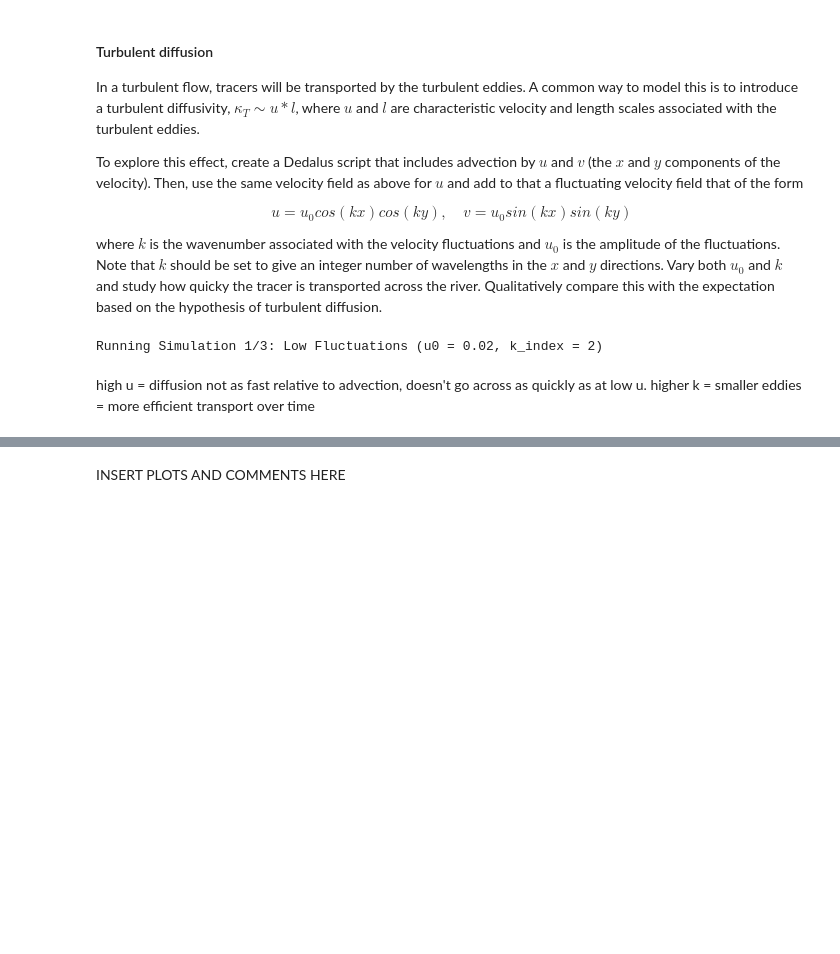
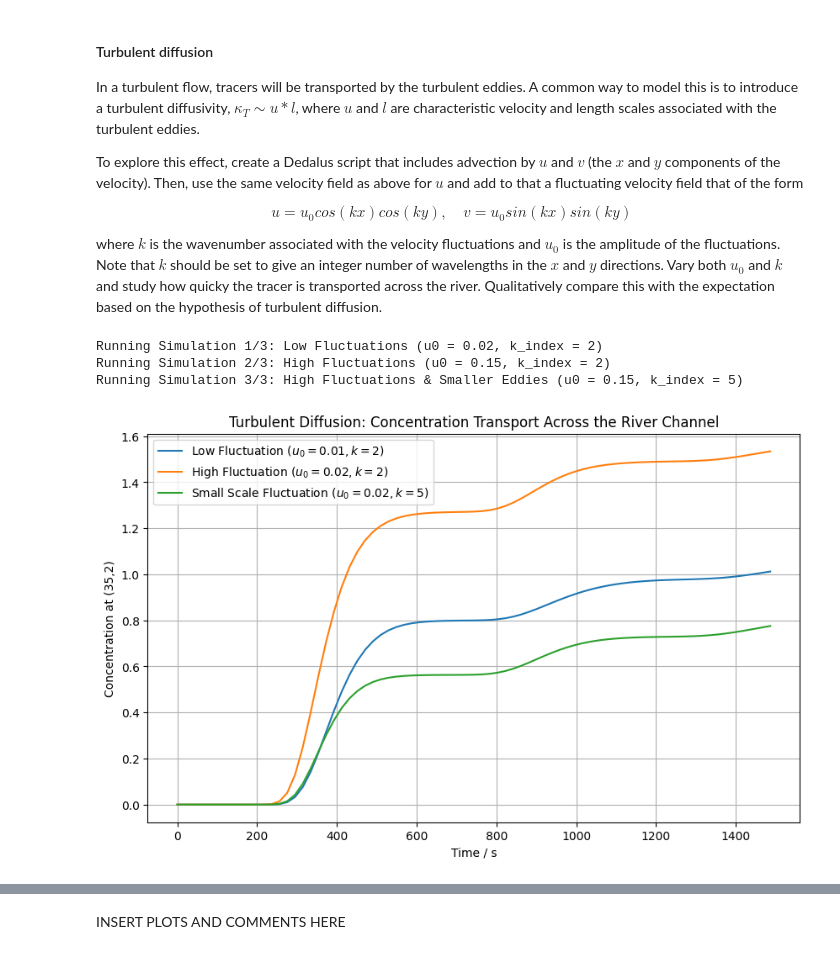
Before and after one commit to gracetuma/QCES, a Jupyter notebook: Project2_transport.ipynb, the cells around one changed output, grey strips where cells are left out. Saved outputs shown, nothing was run; the diff lists cells and outputs as text; code cells hidden in the pictures; blank space fills up the shorter version.

```diff
--- a/Project2_transport.ipynb
+++ b/Project2_transport.ipynb
@@ -978,30 +948,32 @@ def run_turbulent_diffusion(u0, wavenum, w=w, L=L, kappa=kappa, S0=S0, S_w=S_w,
 
 # Run cases to compare the effects of fluctuation strength and wavenumber scale
 print("Running Simulation 1/3: Low Fluctuations (u0 = 0.02, k_index = 2)")
-t_1, c_1 = run_turbulent_diffusion(u0=0.1, wavenum=2)
+t_1, c_1 = run_turbulent_diffusion(u0=0.01, wavenum=2)
 
 print("Running Simulation 2/3: High Fluctuations (u0 = 0.15, k_index = 2)")
-t_2, c_2 = run_turbulent_diffusion(u0=0.2, wavenum=2)
+t_2, c_2 = run_turbulent_diffusion(u0=0.02, wavenum=2)
 
 print("Running Simulation 3/3: High Fluctuations & Smaller Eddies (u0 = 0.15, k_index = 5)")
-t_3, c_3 = run_turbulent_diffusion(u0=0.2, wavenum=5)
-
-# Analyze cross-stream transport by looking at concentration at center channel (y = 5m) over time
-dy = w / Ny
-idx_y5 = min(int(5 / dy), Ny - 1)
-idx_x30 = min(int(30 / (L / Nx)), Nx - 1)
-
-plt.figure(figsize=(10, 6))
-plt.plot(t_1, c_1[:, idx_x30, idx_y5], label='Low Fluctuation ($u_0=0.1, k_{scale}=2$)')
-plt.plot(t_2, c_2[:, idx_x30, idx_y5], label='High Fluctuation ($u_0=0.2, k_{scale}=2$)')
-plt.plot(t_3, c_3[:, idx_x30, idx_y5], label='Small Scale Fluctuation ($u_0=0.2, k_{scale}=5$)')
-plt.xlabel('Time / s')
-plt.ylabel('Concentration at Mid-stream / y = 5m, x = 30m')
-plt.title('Turbulent Diffusion: Concentration Transport Across the River Channel')
-plt.grid(True)
-plt.legend()
-plt.show()
+t_3, c_3 = run_turbulent_diffusion(u0=0.02, wavenum=5)
 # %% [output]
 Running Simulation 1/3: Low Fluctuations (u0 = 0.02, k_index = 2)
+Running Simulation 2/3: High Fluctuations (u0 = 0.15, k_index = 2)
+Running Simulation 3/3: High Fluctuations & Smaller Eddies (u0 = 0.15, k_index = 5)
-# %% [markdown]
-high u = diffusion not as fast relative to advection, doesn't go across as quickly as at low u. higher k = smaller eddies = more efficient transport over time
+# %%
+# Analyze cross-stream transport by looking at concentration at center channel (y = 5m) over time
+dy = w / Ny
+idx_y5 = min(int(2 / dy), Ny - 1)
+idx_x35 = min(int(35 / (L / Nx)), Nx - 1)
+
+plt.figure(figsize=(10, 6))
+plt.plot(t_1, c_1[:, idx_x35, idx_y5], label='Low Fluctuation ($u_0=0.01, k=2$)')
+plt.plot(t_2, c_2[:, idx_x35, idx_y5], label='High Fluctuation ($u_0=0.02, k=2$)')
+plt.plot(t_3, c_3[:, idx_x35, idx_y5], label='Small Scale Fluctuation ($u_0=0.02, k=5$)')
+plt.xlabel('Time / s')
+plt.ylabel('Concentration at (35,2)')
+plt.title('Turbulent Diffusion: Concentration Transport Across the River Channel')
+plt.grid(True)
+plt.legend()
+plt.show()
+# %% [output]
+[figure, added]
```
Also changed, not shown: parts of 13 cells of this notebook.
